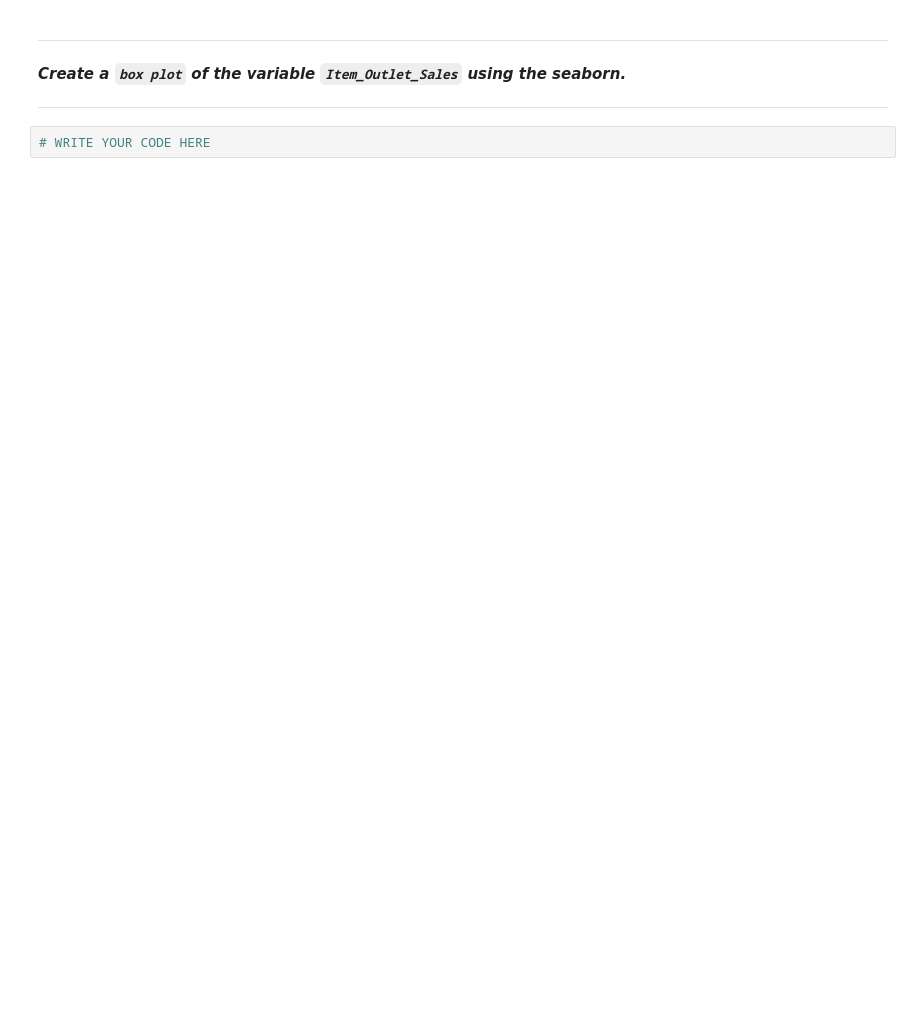
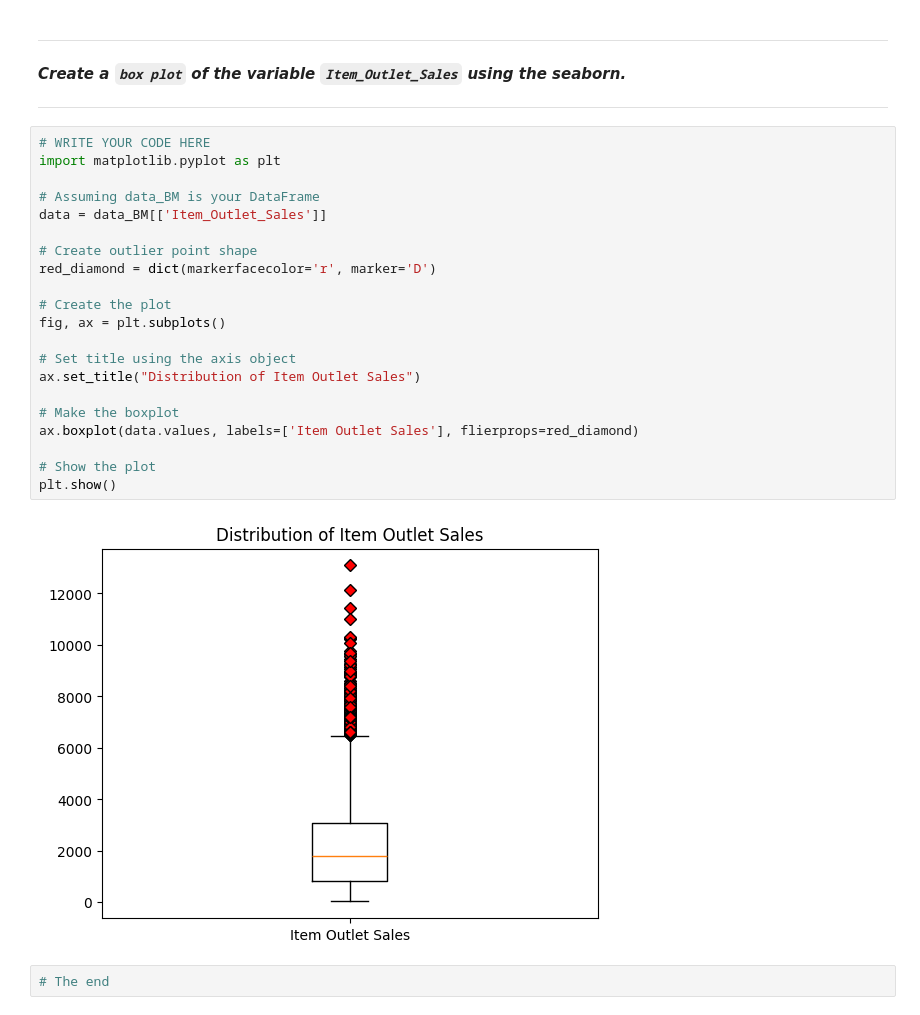
Before and after one commit to JapiKredi/Pinnacle_AI_program_AnalyticsVidyha, a Jupyter notebook: Assignment_Pandas_Seabord_DataVisualization.ipynb, the cells around one changed output. Saved outputs shown, nothing was run; the diff lists cells and outputs as text; blank space fills up the shorter version.

```diff
--- a/Assignment_Pandas_Seabord_DataVisualization.ipynb
+++ b/Assignment_Pandas_Seabord_DataVisualization.ipynb
@@ -80,5 +122,28 @@ plt.bar(x, y, color=['red', 'orange', 'magenta']);
 
 
 ---
-# %%
-# WRITE YOUR CODE HERE
+# %%
+# WRITE YOUR CODE HERE
+import matplotlib.pyplot as plt
+
+# Assuming data_BM is your DataFrame
+data = data_BM[['Item_Outlet_Sales']]
+
+# Create outlier point shape
+red_diamond = dict(markerfacecolor='r', marker='D')
+
+# Create the plot
+fig, ax = plt.subplots()
+
+# Set title using the axis object
+ax.set_title("Distribution of Item Outlet Sales")
+
+# Make the boxplot
+ax.boxplot(data.values, labels=['Item Outlet Sales'], flierprops=red_diamond)
+
+# Show the plot
+plt.show()
+# %% [output]
+[figure, added]
+# %%
+# The end
```
Also changed, not shown: parts of 4 cells of this notebook.
